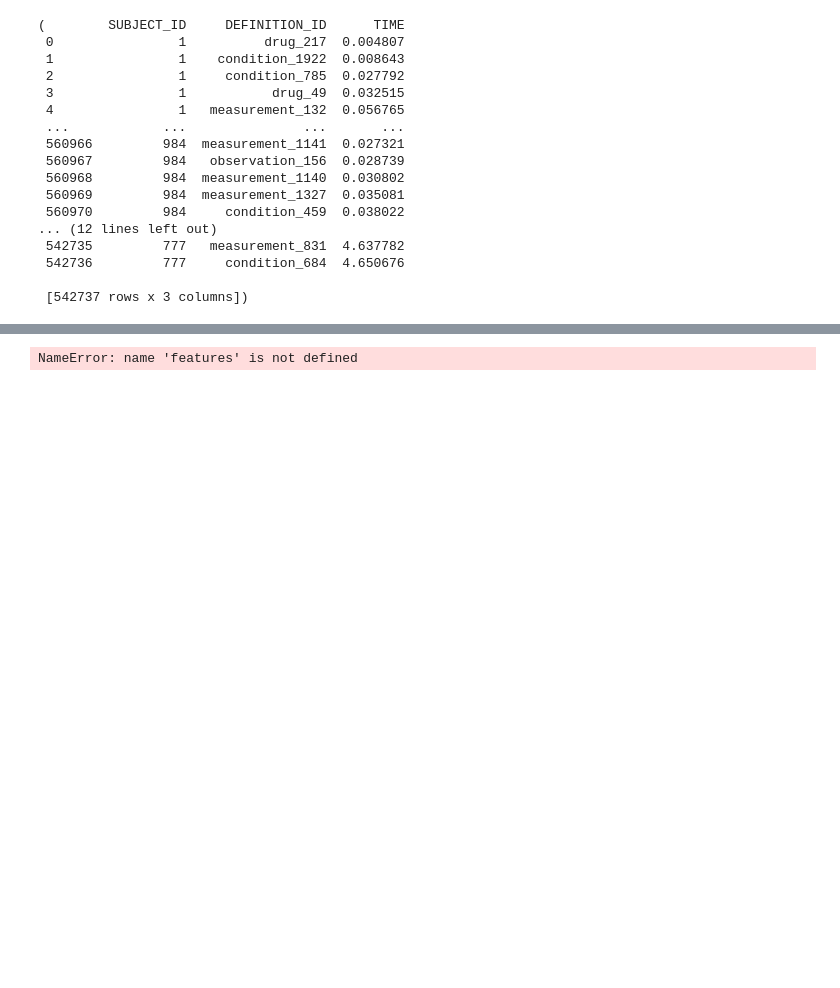
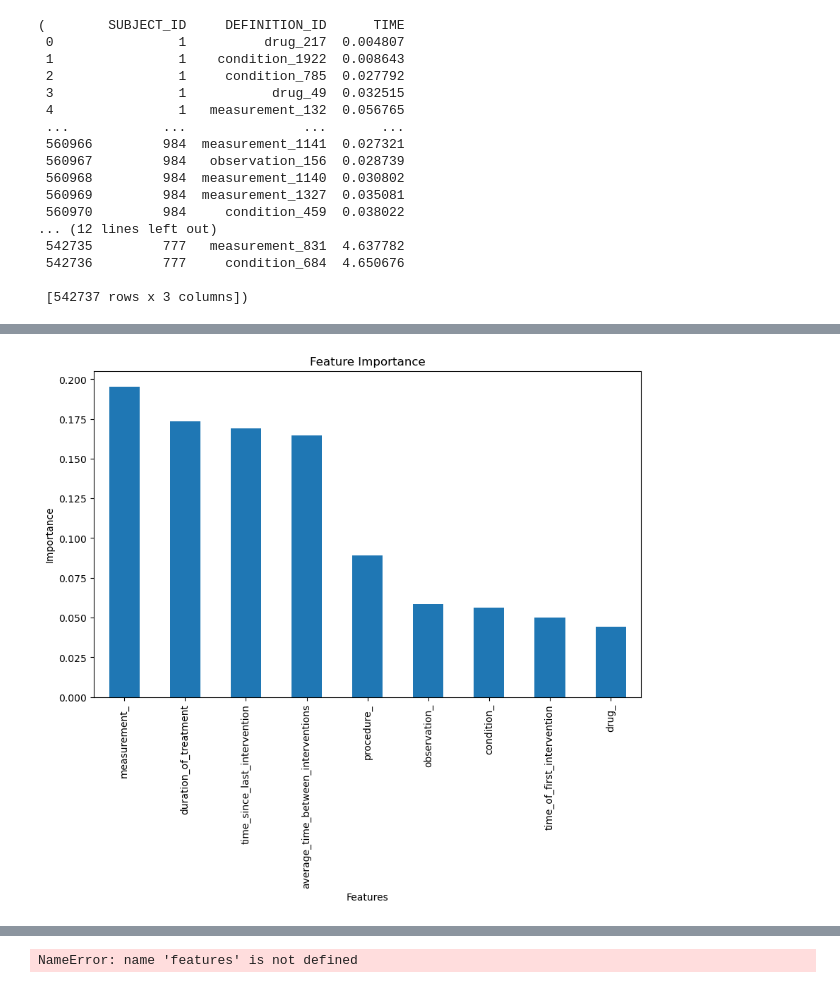
Before and after one commit to Norman90844/IDSproject, a Jupyter notebook: Lung Cancer Prediction Model.ipynb, the cells around one changed output, grey strips where cells are left out. Cells and saved outputs as stored; diff of their text form; code cells hidden in the pictures; blank space fills up the shorter version.

```diff
--- a/Lung Cancer Prediction Model.ipynb
+++ b/Lung Cancer Prediction Model.ipynb
@@ -182,0 +206,19 @@ auc_roc_validation
+# %%
+# Extract feature importances from the trained RandomForest model
+feature_importances = rf_classifier.feature_importances_
+
+# Create a series with feature names and their importance scores
+importances = pd.Series(feature_importances, index=X.columns)
+
+# Sort the feature importances in descending order
+sorted_importances = importances.sort_values(ascending=False)
+
+# Plotting
+plt.figure(figsize=(10,6))
+sorted_importances.plot(kind='bar')
+plt.title('Feature Importance')
+plt.xlabel('Features')
+plt.ylabel('Importance')
+plt.show()
+# %% [output]
+[figure, added]
```
Also changed, not shown: parts of 13 cells of this notebook.
